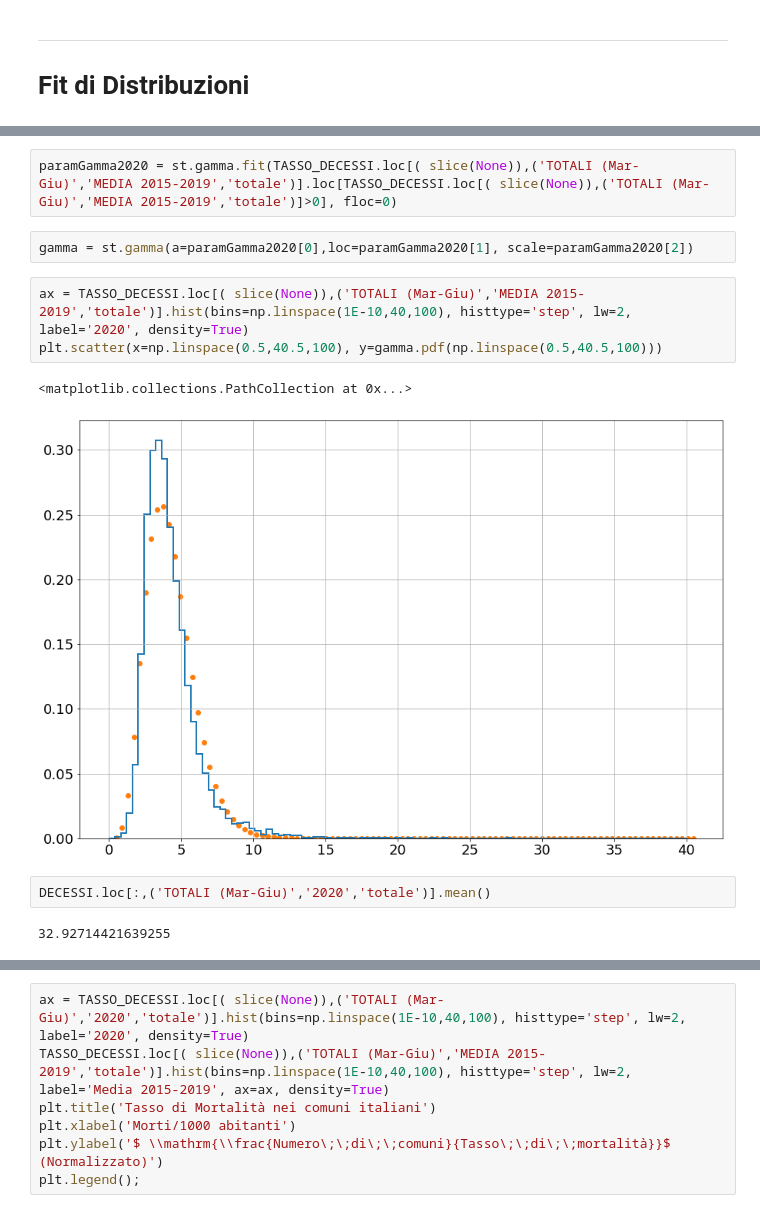
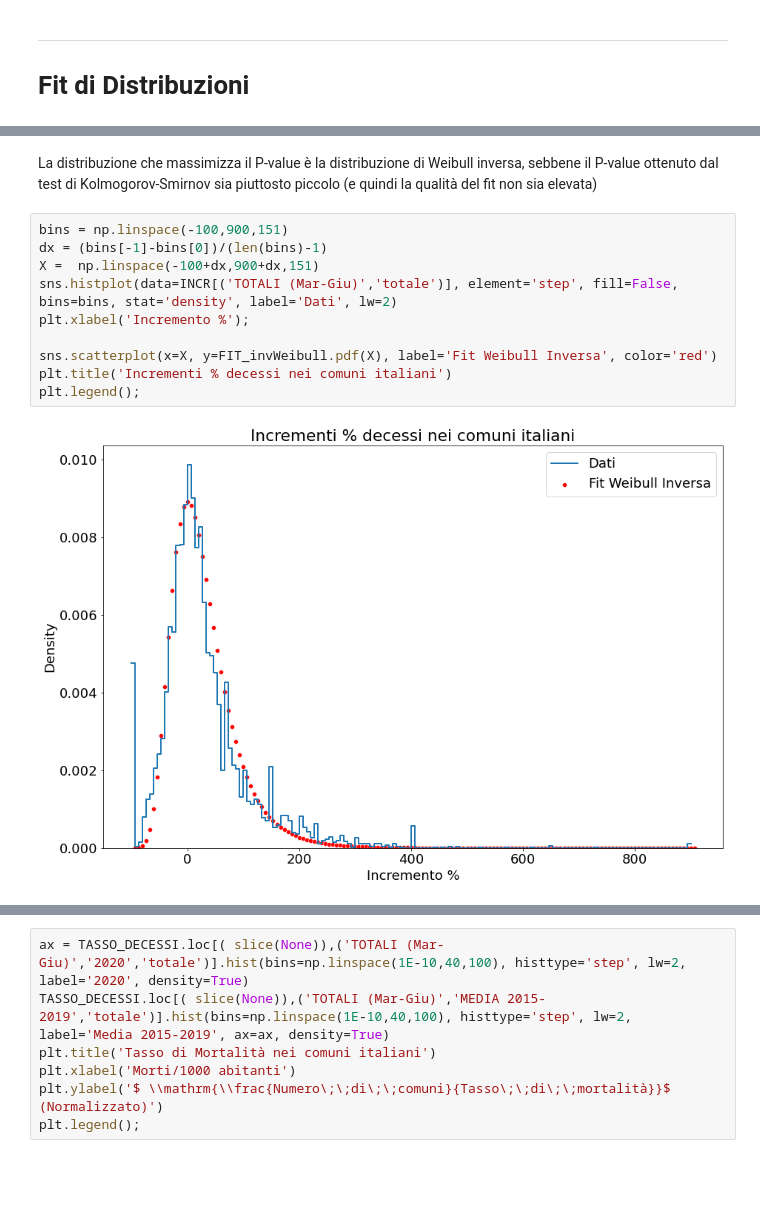
Before and after one commit to EdoardoTronconi/ProgettoPS, a Jupyter notebook: Esame_Tronconi_975734.ipynb, the cells around one changed output, grey strips where cells are left out. Cells and saved outputs as stored; diff of their text form; blank space fills up the shorter version.

```diff
--- a/Esame_Tronconi_975734.ipynb
+++ b/Esame_Tronconi_975734.ipynb
@@ -652,14 +734,14 @@ plt.legend()
-# %%
-paramGamma2020 = st.gamma.fit(TASSO_DECESSI.loc[( slice(None)),('TOTALI (Mar-Giu)','MEDIA 2015-2019','totale')].loc[TASSO_DECESSI.loc[( slice(None)),('TOTALI (Mar-Giu)','MEDIA 2015-2019','totale')]>0], floc=0)
-# %%
-gamma = st.gamma(a=paramGamma2020[0],loc=paramGamma2020[1], scale=paramGamma2020[2])
-# %%
-ax = TASSO_DECESSI.loc[( slice(None)),('TOTALI (Mar-Giu)','MEDIA 2015-2019','totale')].hist(bins=np.linspace(1E-10,40,100), histtype='step', lw=2, label='2020', density=True)
-plt.scatter(x=np.linspace(0.5,40.5,100), y=gamma.pdf(np.linspace(0.5,40.5,100)))
-# %% [output]
-<matplotlib.collections.PathCollection at 0x...>
-[figure, removed]
-# %%
-DECESSI.loc[:,('TOTALI (Mar-Giu)','2020','totale')].mean()
-# %% [output]
-32.92714421639255
+# %% [markdown]
+La distribuzione che massimizza il P-value è la distribuzione di Weibull inversa, sebbene il P-value ottenuto dal test di Kolmogorov-Smirnov sia piuttosto piccolo (e quindi la qualità del fit non sia elevata)
+# %%
+bins = np.linspace(-100,900,151)
+dx = (bins[-1]-bins[0])/(len(bins)-1)
+X =  np.linspace(-100+dx,900+dx,151)
+sns.histplot(data=INCR[('TOTALI (Mar-Giu)','totale')], element='step', fill=False, bins=bins, stat='density', label='Dati', lw=2)
+plt.xlabel('Incremento %');
+
+sns.scatterplot(x=X, y=FIT_invWeibull.pdf(X), label='Fit Weibull Inversa', color='red')
+plt.title('Incrementi % decessi nei comuni italiani')
+plt.legend();
+# %% [output]
+[figure, added]
```
Also changed, not shown: parts of 37 cells of this notebook.
